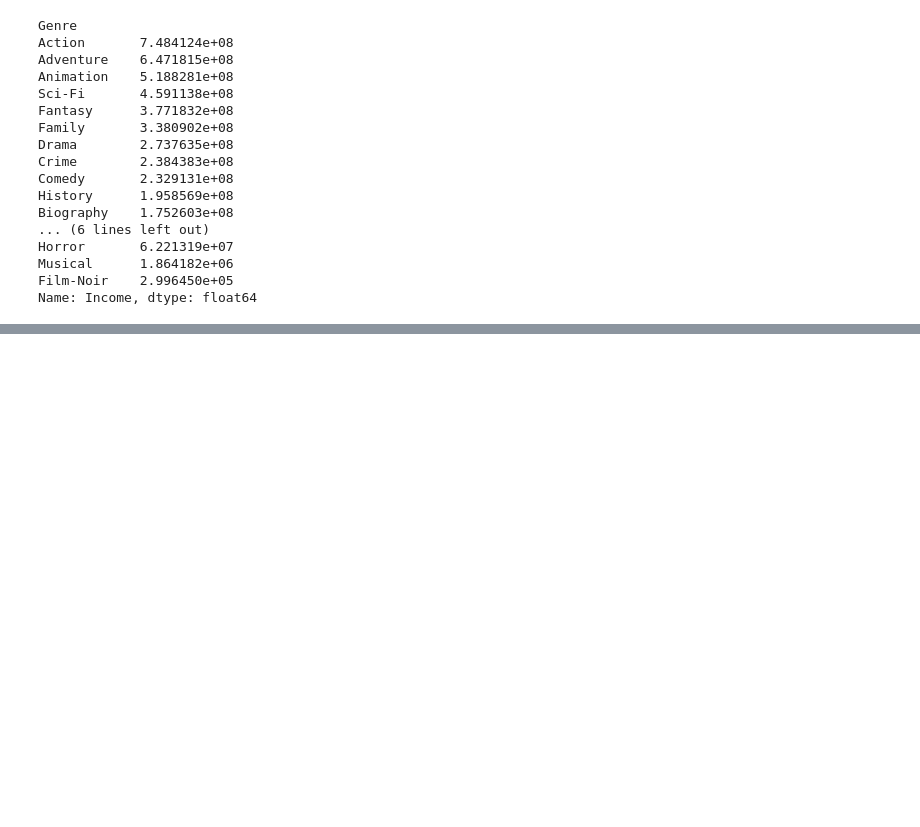
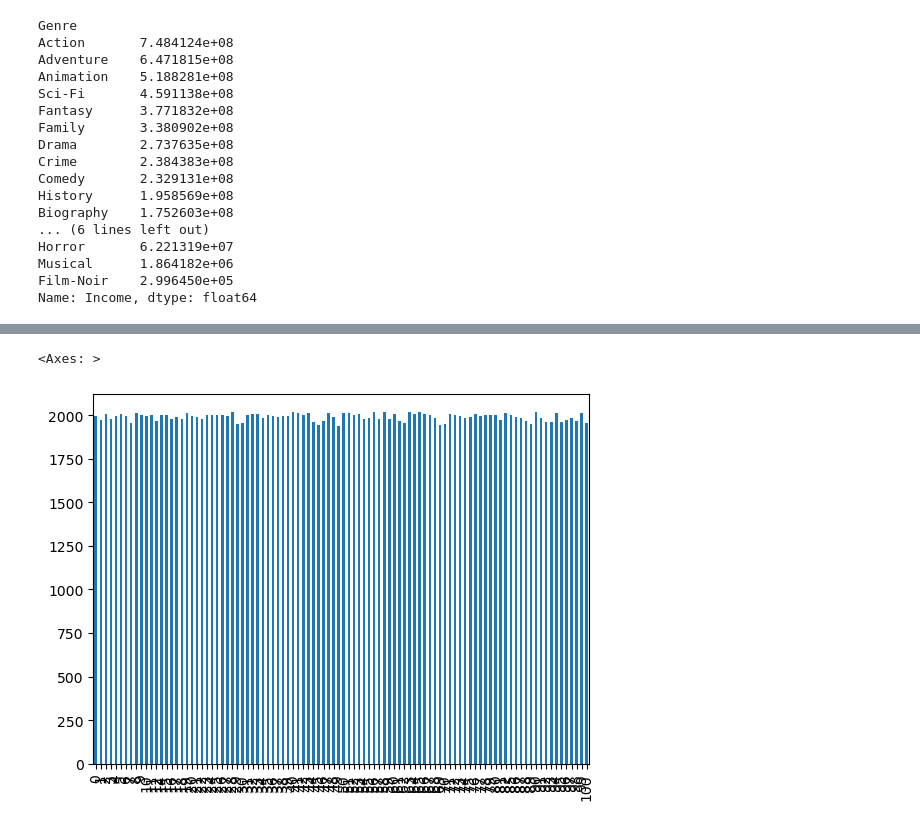
Before and after one commit to Sreesanth-e/EDA, a Jupyter notebook: IMDB/IMDB_EDA.ipynb, the cells around one changed output, grey strips where cells are left out. Saved outputs shown, nothing was run; the diff lists cells and outputs as text; code cells hidden in the pictures; blank space fills up the shorter version.

```diff
--- a/IMDB/IMDB_EDA.ipynb
+++ b/IMDB/IMDB_EDA.ipynb
@@ -1028,0 +1036,2 @@ Name: Income, dtype: float64
+# %%
+df['year'] = pd.to_datetime(df['Release year']).dt.year
@@ -1028,0 +1054,5 @@ Name: Income, dtype: float64
+# %%
+df['year'].plot(kind='bar')
+# %% [output]
+<Axes: >
+[figure, added]
```
Also changed, not shown: parts of 18 cells of this notebook.
